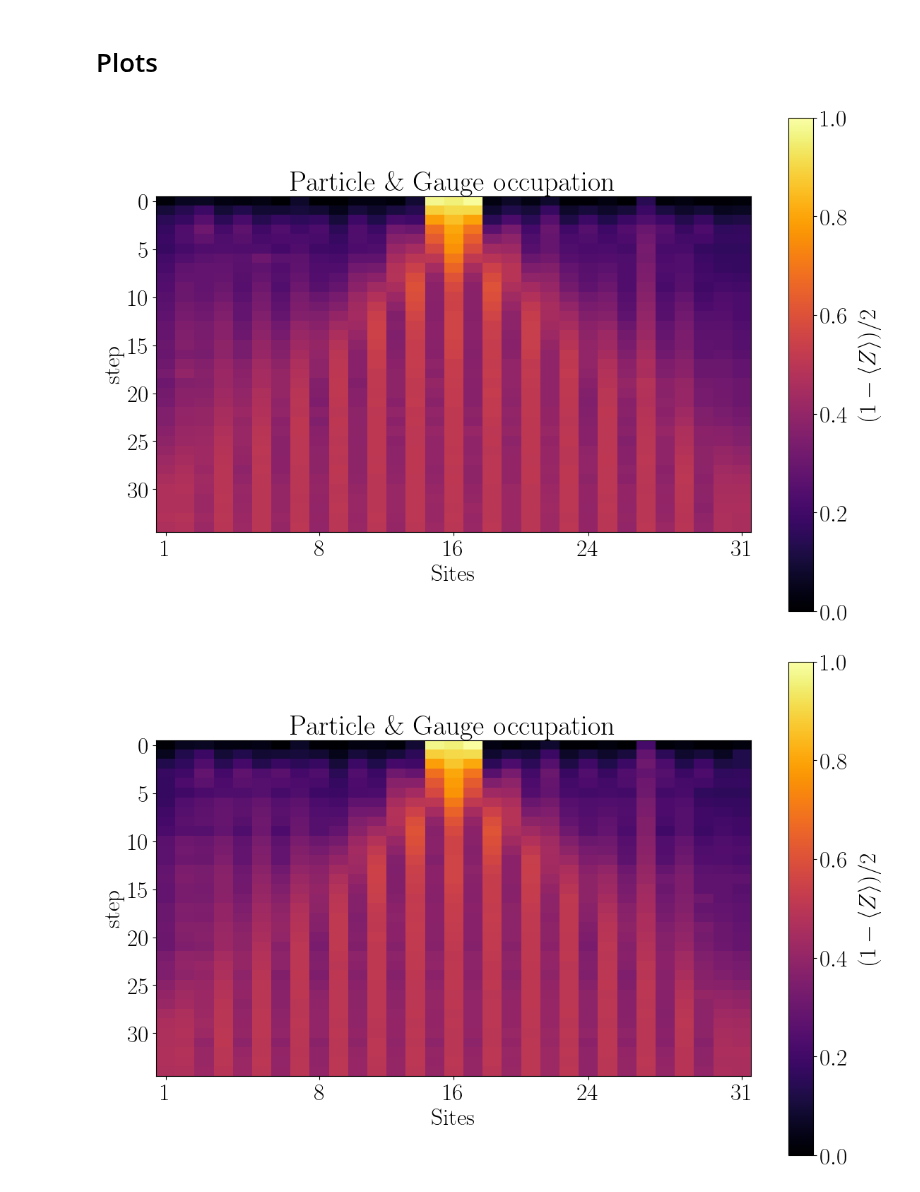
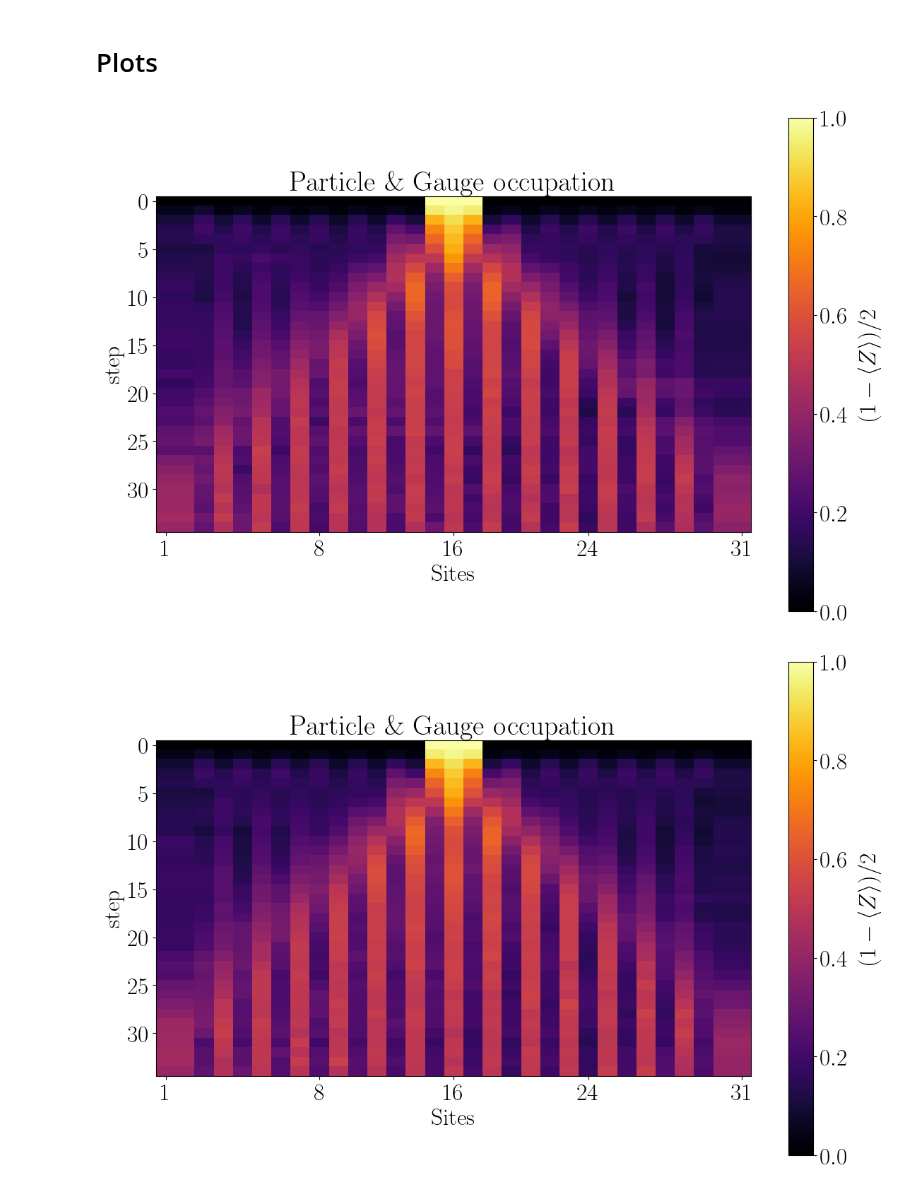
Before and after one commit to Fradm98/qs-qh, a Jupyter notebook: src/notebooks/Z2/Postselection decoherence reduction plots.ipynb, the cells around one changed output. Cells and saved outputs as stored; diff of their text form; code cells hidden in the pictures.

Commit message:
Noise mitigation quantification plots

```diff
--- a/src/notebooks/Z2/Postselection decoherence reduction plots.ipynb
+++ b/src/notebooks/Z2/Postselection decoherence reduction plots.ipynb
@@ -24,7 +24,7 @@ steps = 35
 shots = 50000
 
 odr = True
-flip_threshold = 4
+flip_threshold = 2
 
 redo_simulations = False
 
@@ -107,8 +107,8 @@ for L, pp_ps in zip(L_arr, particle_pair_left_positions):
     extra_options.append(this_extra_options)
 
 hardware_odr_observables = [] #hardware[L][opts][i]
-hardware_odr_samples_dicts = [] #hardware_samples_dicts[L][opts][i][real/cal]
-hardware_odr_postselected_samples_dicts = [] #hardware_postselected_samples_dicts[L][opts][i][real/cal]
+hardware_raw_samples_dicts = [] #hardware_samples_dicts[L][opts][i][real/cal]
+hardware_mitigated_samples_dicts = [] #hardware_postselected_samples_dicts[L][opts][i][real/cal]
 
 for i, L in enumerate(L_arr):
     this_L_observables = []
@@ -125,5 +125,5 @@ for i, L in enumerate(L_arr):
         this_L_samples_dicts.append(this_samples_dicts[1])
         this_L_postselected_samples_dicts.append(this_postselected_samples_dicts[1])
     hardware_odr_observables.append(this_L_observables)
-    hardware_odr_samples_dicts.append(this_L_samples_dicts)
-    hardware_odr_postselected_samples_dicts.append(this_L_postselected_samples_dicts)
+    hardware_raw_samples_dicts.append(this_L_samples_dicts)
+    hardware_mitigated_samples_dicts.append(this_L_postselected_samples_dicts)
@@ -191,9 +132,9 @@ for i, L in enumerate(L_arr):
 # %%
 from z2chain.plotting import x_t_plot
 
 for i, L in enumerate(L_arr):
     for j, (J, h, lamb, g) in enumerate(product(J_arr, h_arr, lamb_arr, g_arr)):
-        x_t_plot((1 - hardware_odr_observables[i][j][3])/2)
+        x_t_plot((1 - hardware_odr_observables[i][j][0])/2)
 # %% [output]
-[figure, old version]
+[figure, new version]
-[figure, old version]
+[figure, new version]
```
Also changed, not shown: parts of 7 cells of this notebook, 7 other files.
